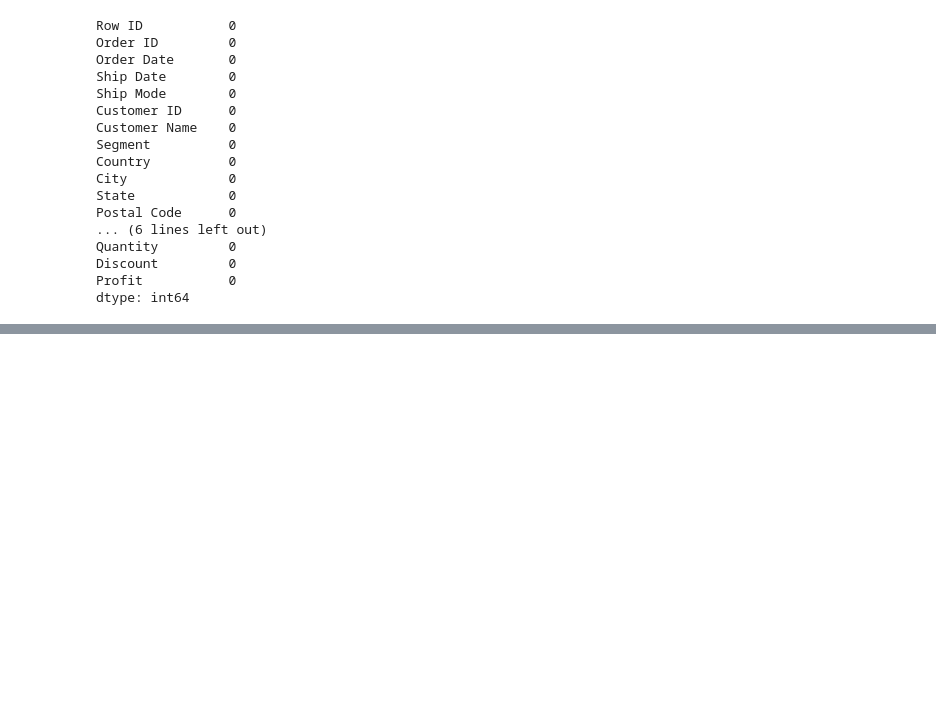
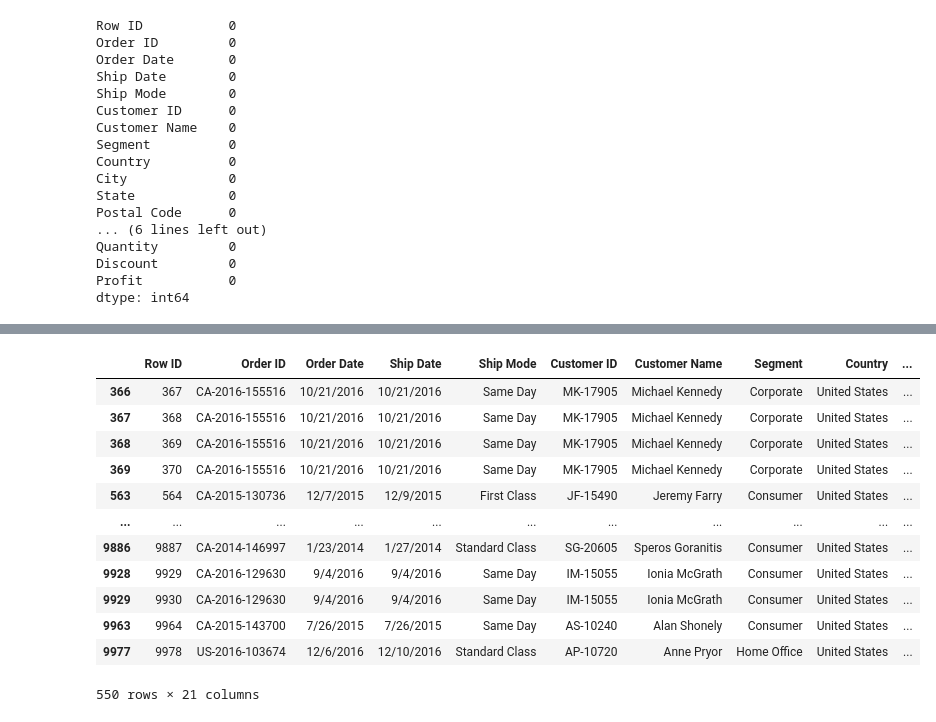
Before and after one commit to Meddy92-gif/E-commerce-Project, a Jupyter notebook: EDA_Superstore.ipynb, the cells around one changed output, grey strips where cells are left out. Cells and saved outputs as stored; diff of their text form; code cells hidden in the pictures; blank space fills up the shorter version.

```diff
--- a/EDA_Superstore.ipynb
+++ b/EDA_Superstore.ipynb
@@ -63,0 +70,20 @@ Length: 9994, dtype: bool
+# %%
+duplicate_counts = vs_gr_superstore.apply(lambda x: x.duplicated().sum(), axis=1)
+duplicate_counts
+# %%
+rows_with_duplicates = vs_gr_superstore[duplicate_counts > 0]
+rows_with_duplicates
+# %% [output]
+|  | Row ID | Order ID | Order Date | Ship Date | Ship Mode | Customer ID | Customer Name | Segment | Country | ... |
+| 366 | 367 | CA-2016-155516 | 10/21/2016 | 10/21/2016 | Same Day | MK-17905 | Michael Kennedy | Corporate | United States | ... |
+| 367 | 368 | CA-2016-155516 | 10/21/2016 | 10/21/2016 | Same Day | MK-17905 | Michael Kennedy | Corporate | United States | ... |
+| 368 | 369 | CA-2016-155516 | 10/21/2016 | 10/21/2016 | Same Day | MK-17905 | Michael Kennedy | Corporate | United States | ... |
+| 369 | 370 | CA-2016-155516 | 10/21/2016 | 10/21/2016 | Same Day | MK-17905 | Michael Kennedy | Corporate | United States | ... |
+| 563 | 564 | CA-2015-130736 | 12/7/2015 | 12/9/2015 | First Class | JF-15490 | Jeremy Farry | Consumer | United States | ... |
+| ... | ... | ... | ... | ... | ... | ... | ... | ... | ... | ... |
+| 9886 | 9887 | CA-2014-146997 | 1/23/2014 | 1/27/2014 | Standard Class | SG-20605 | Speros Goranitis | Consumer | United States | ... |
+| 9928 | 9929 | CA-2016-129630 | 9/4/2016 | 9/4/2016 | Same Day | IM-15055 | Ionia McGrath | Consumer | United States | ... |
+| 9929 | 9930 | CA-2016-129630 | 9/4/2016 | 9/4/2016 | Same Day | IM-15055 | Ionia McGrath | Consumer | United States | ... |
+| 9963 | 9964 | CA-2015-143700 | 7/26/2015 | 7/26/2015 | Same Day | AS-10240 | Alan Shonely | Consumer | United States | ... |
+| 9977 | 9978 | US-2016-103674 | 12/6/2016 | 12/10/2016 | Standard Class | AP-10720 | Anne Pryor | Home Office | United States | ... |
+550 rows × 21 columns
```
Also changed, not shown: parts of 2 cells of this notebook.
